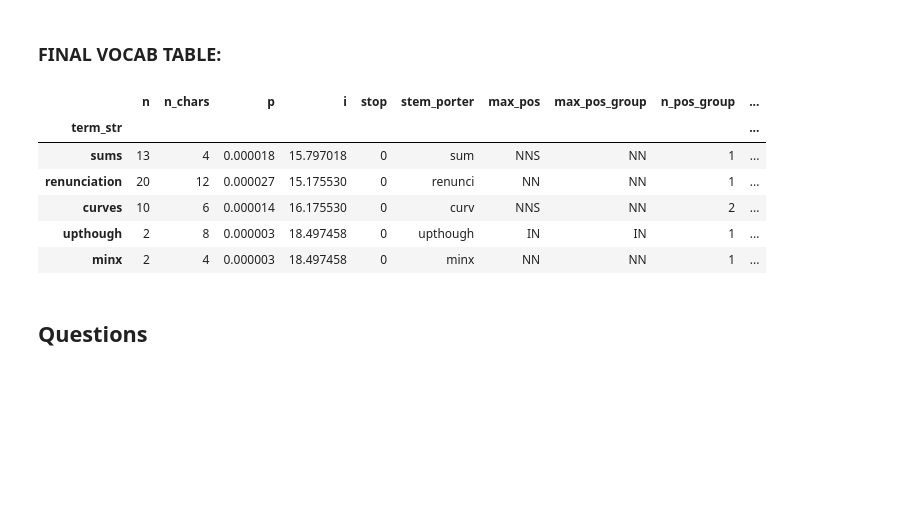
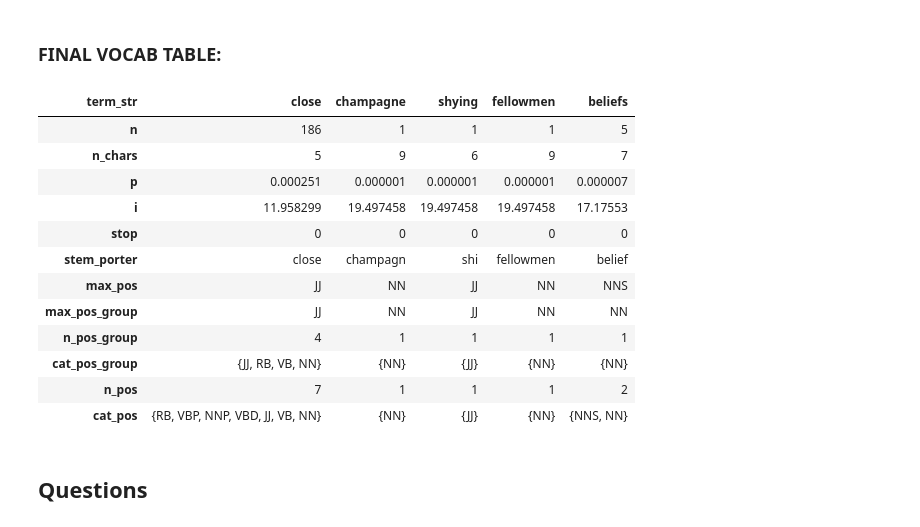
Before and after one commit to sqr8ap/DS5001-2025-01-R, a Jupyter notebook: lessons/M04_NLP/M04_HW.ipynb, the cells around one changed output. Saved outputs shown, nothing was run; the diff lists cells and outputs as text; code cells hidden in the pictures; blank space fills up the shorter version.

```diff
--- a/lessons/M04_NLP/M04_HW.ipynb
+++ b/lessons/M04_NLP/M04_HW.ipynb
@@ -287,15 +285,21 @@ VOCAB['cat_pos'] = CORPUS[['term_str','pos']].value_counts().to_frame('n').reset
 # %% [markdown]
 ### FINAL VOCAB TABLE:
 # %%
-VOCAB.sample(5)
+VOCAB.sample(5).T
 # %% [output]
-|  | n | n_chars | p | i | stop | stem_porter | max_pos | max_pos_group | n_pos_group | ... |
-| term_str |  |  |  |  |  |  |  |  |  | ... |
-| sums | 13 | 4 | 0.000018 | 15.797018 | 0 | sum | NNS | NN | 1 | ... |
-| renunciation | 20 | 12 | 0.000027 | 15.175530 | 0 | renunci | NN | NN | 1 | ... |
-| curves | 10 | 6 | 0.000014 | 16.175530 | 0 | curv | NNS | NN | 2 | ... |
-| upthough | 2 | 8 | 0.000003 | 18.497458 | 0 | upthough | IN | IN | 1 | ... |
-| minx | 2 | 4 | 0.000003 | 18.497458 | 0 | minx | NN | NN | 1 | ... |
+| term_str | close | champagne | shying | fellowmen | beliefs |
+| n | 186 | 1 | 1 | 1 | 5 |
+| n_chars | 5 | 9 | 6 | 9 | 7 |
+| p | 0.000251 | 0.000001 | 0.000001 | 0.000001 | 0.000007 |
+| i | 11.958299 | 19.497458 | 19.497458 | 19.497458 | 17.17553 |
+| stop | 0 | 0 | 0 | 0 | 0 |
+| stem_porter | close | champagn | shi | fellowmen | belief |
+| max_pos | JJ | NN | JJ | NN | NNS |
+| max_pos_group | JJ | NN | JJ | NN | NN |
+| n_pos_group | 4 | 1 | 1 | 1 | 1 |
+| cat_pos_group | {JJ, RB, VB, NN} | {NN} | {JJ} | {NN} | {NN} |
+| n_pos | 7 | 1 | 1 | 1 | 2 |
+| cat_pos | {RB, VBP, NNP, VBD, JJ, VB, NN} | {NN} | {JJ} | {NN} | {NNS, NN} |
 # %% [markdown]
 ## Questions
 # %% [markdown]
```
Also changed, not shown: parts of 8 cells of this notebook.
